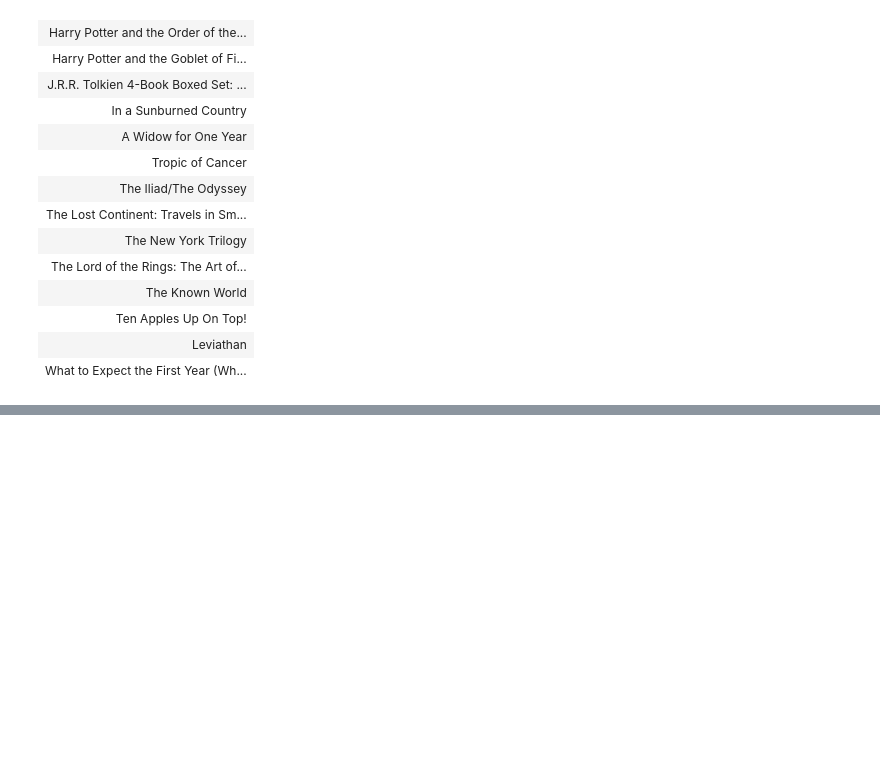
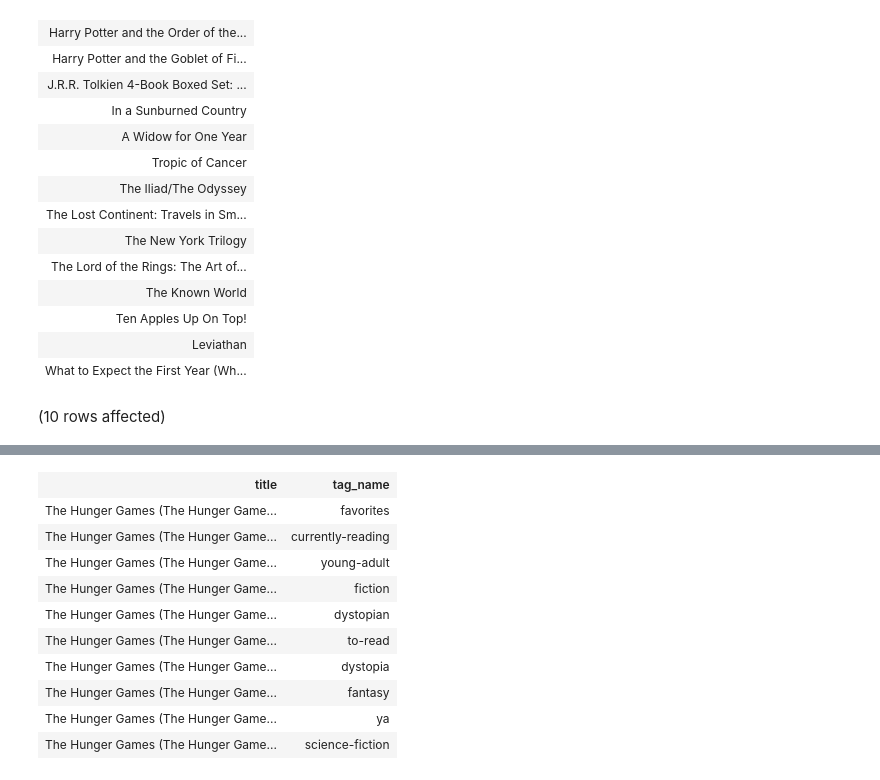
Before and after one commit to hollyhira/SQL-Part-3-Exercises, a Jupyter notebook: SQL-Part-3-Exercises/Notebook-1.ipynb, the cells around one changed output, grey strips where cells are left out. Drawn from its saved outputs; the diff is of its cells as text; code cells hidden in the pictures; blank space fills up the shorter version.

```diff
--- a/SQL-Part-3-Exercises/Notebook-1.ipynb
+++ b/SQL-Part-3-Exercises/Notebook-1.ipynb
@@ -516,0 +534,13 @@ Total execution time: 00:00:02.787
+# %%
+--JOINING MULTIPLE TABLES
+USE BooksDB
+SELECT TOP 10 b.title, t.tag_name
+FROM books AS b
+INNER JOIN book_tags AS bt
+ON
+b.book_id=bt.goodreads_book_id
+INNER JOIN tags AS t
+ON
+bt.tag_id=t.tag_id
+# %% [output]
+(10 rows affected)
@@ -516,0 +548,11 @@ Total execution time: 00:00:02.787
+| title | tag_name |
+| The Hunger Games (The Hunger Game... | favorites |
+| The Hunger Games (The Hunger Game... | currently-reading |
+| The Hunger Games (The Hunger Game... | young-adult |
+| The Hunger Games (The Hunger Game... | fiction |
+| The Hunger Games (The Hunger Game... | dystopian |
+| The Hunger Games (The Hunger Game... | to-read |
+| The Hunger Games (The Hunger Game... | dystopia |
+| The Hunger Games (The Hunger Game... | fantasy |
+| The Hunger Games (The Hunger Game... | ya |
+| The Hunger Games (The Hunger Game... | science-fiction |
```
Also changed, not shown: parts of 5 cells of this notebook.
